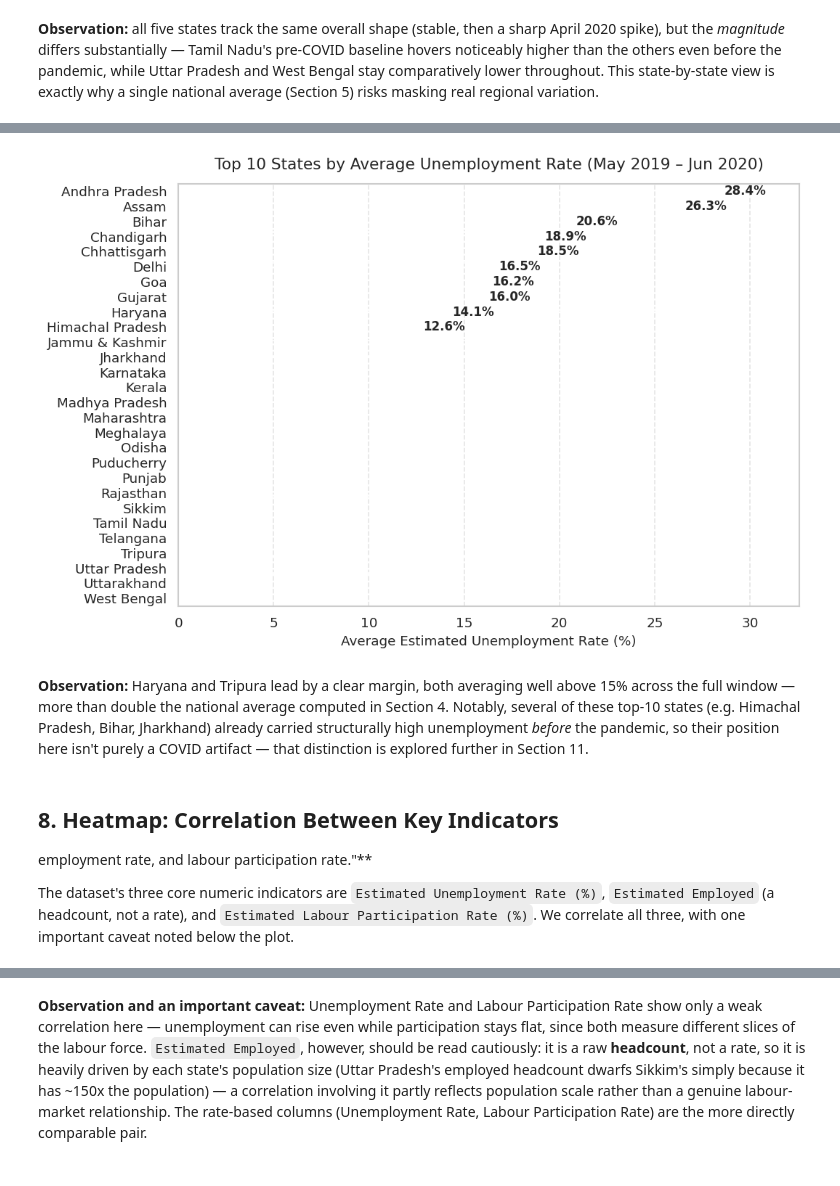
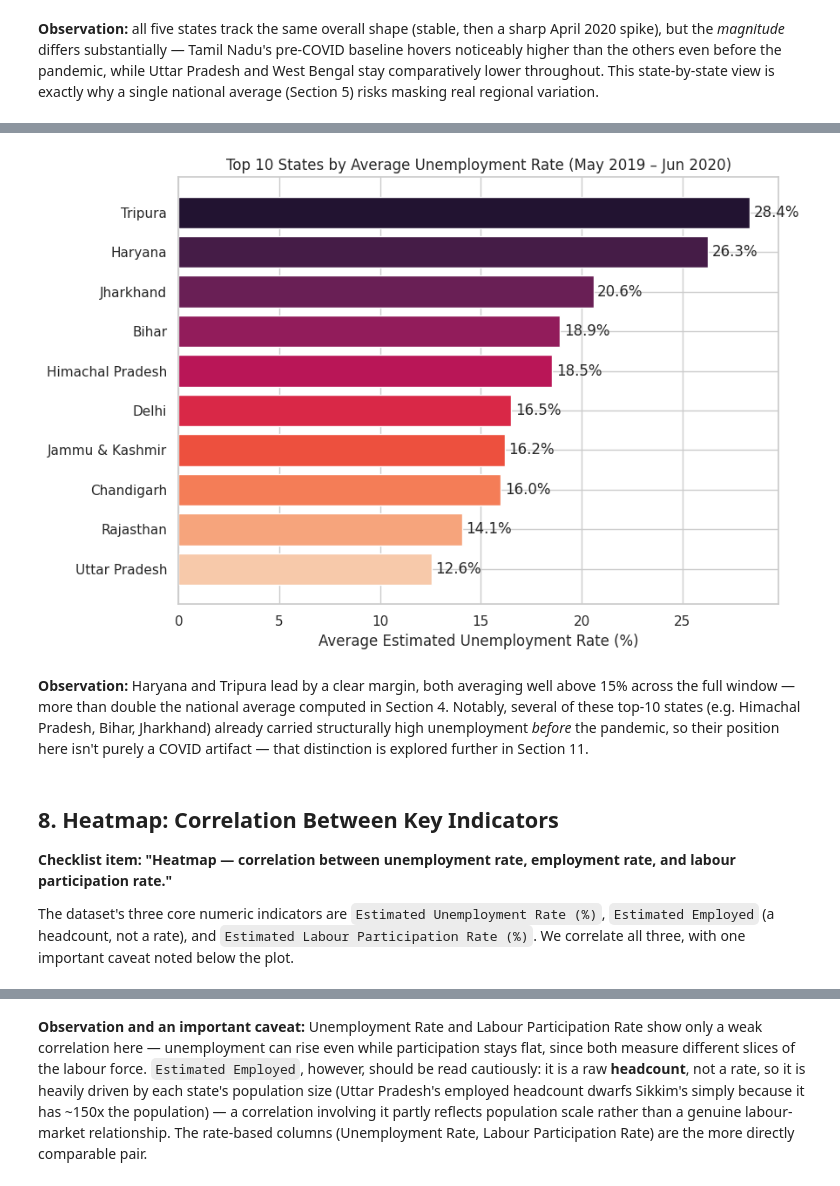
Before and after one commit to Youssef-Laaroussi/OIBSIP, a Jupyter notebook: DataScience-Task2-UnemploymentAnalysis/Unemployment_Analysis_India.ipynb, the cells around one changed output, grey strips where cells are left out. Drawn from its saved outputs; the diff is of its cells as text; code cells hidden in the pictures.

```diff
--- a/DataScience-Task2-UnemploymentAnalysis/Unemployment_Analysis_India.ipynb
+++ b/DataScience-Task2-UnemploymentAnalysis/Unemployment_Analysis_India.ipynb
@@ -357,23 +557,26 @@ rate."**
 
 This narrows the region-wise view from Section 4 down to the specific top 10
 requested by the brief.
-# %%
-top10_states = region_avg.head(10)
-
-plt.figure(figsize=(9, 6))
-sns.barplot(x=top10_states.values, y=top10_states.index, hue=top10_states.index,
-            palette='rocket', legend=False)
-for i, v in enumerate(top10_states.values):
-    plt.text(v + 0.3, i, f'{v:.1f}%', va='center', fontsize=10, fontweight='bold')
-plt.xlim(0, max(top10_states.values) * 1.15)
-plt.xlabel('Average Estimated Unemployment Rate (%)', fontsize=11)
-plt.ylabel('')
-plt.title('Top 10 States by Average Unemployment Rate (May 2019 – Jun 2020)', fontsize=13, pad=12)
-plt.grid(axis='x', linestyle='--', alpha=0.5)
-plt.tight_layout()
-plt.show()
-# %% [output]
-[figure, removed]
+# %%
+top10_states = region_avg.head(10)
+
+# Same categorical-dtype pitfall as Section 4 -> plain strings + matplotlib.
+labels = top10_states.index.astype(str)
+values = top10_states.values
+
+plt.figure(figsize=(9, 6))
+colors = sns.color_palette("rocket", n_colors=len(labels))
+plt.barh(labels, values, color=colors)
+plt.gca().invert_yaxis()  # highest value at the top
+for i, v in enumerate(values):
+    plt.text(v + 0.2, i, f"{v:.1f}%", va="center")
+plt.xlabel("Average Estimated Unemployment Rate (%)")
+plt.ylabel("")
+plt.title("Top 10 States by Average Unemployment Rate (May 2019 – Jun 2020)")
+plt.tight_layout()
+plt.show()
+# %% [output]
+[figure, added]
 # %% [markdown]
 **Observation:** Haryana and Tripura lead by a clear margin, both
 averaging well above 15% across the full window — more than double the
@@ -385,6 +588,7 @@ a COVID artifact — that distinction is explored further in Section 11.
 <a id='8'></a>
 ## 8. Heatmap: Correlation Between Key Indicators
 
+**Checklist item: "Heatmap — correlation between unemployment rate,
 employment rate, and labour participation rate."**
 
 The dataset's three core numeric indicators are `Estimated Unemployment Rate
```
Also changed, not shown: parts of 23 cells of this notebook, 8 other files.
